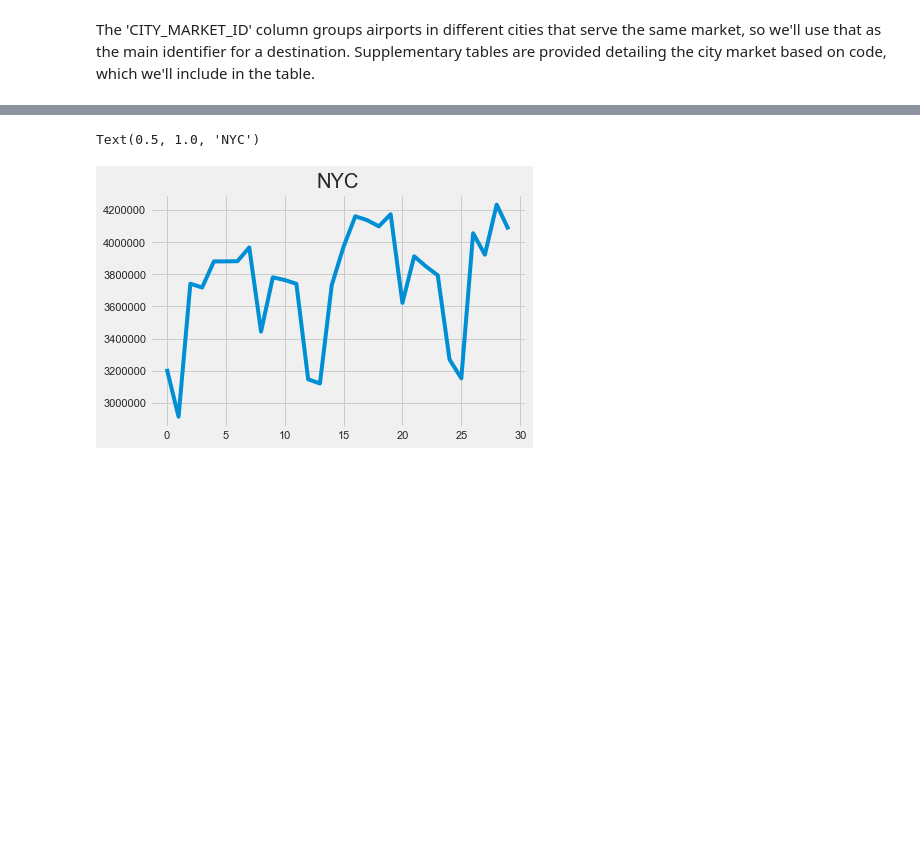
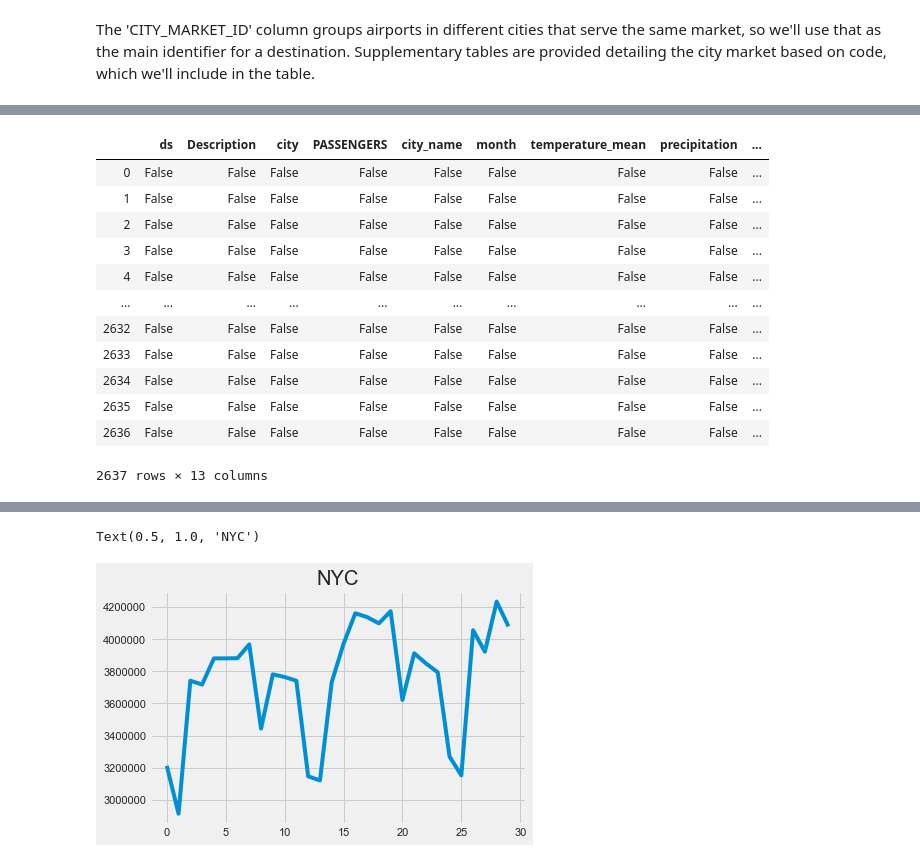
Before and after one commit to clareblessen/Passenger-Arrivals, a Jupyter notebook: Flight Data.ipynb, the cells around one changed output, grey strips where cells are left out. Cells and saved outputs as stored; diff of their text form; code cells hidden in the pictures; blank space fills up the shorter version.

```diff
--- a/Flight Data.ipynb
+++ b/Flight Data.ipynb
@@ -146,0 +631,16 @@ top_25
+# %%
+final_df.isna()
+# %% [output]
+|  | ds | Description | city | PASSENGERS | city_name | month | temperature_mean | precipitation | ... |
+| 0 | False | False | False | False | False | False | False | False | ... |
+| 1 | False | False | False | False | False | False | False | False | ... |
+| 2 | False | False | False | False | False | False | False | False | ... |
+| 3 | False | False | False | False | False | False | False | False | ... |
+| 4 | False | False | False | False | False | False | False | False | ... |
+| ... | ... | ... | ... | ... | ... | ... | ... | ... | ... |
+| 2632 | False | False | False | False | False | False | False | False | ... |
+| 2633 | False | False | False | False | False | False | False | False | ... |
+| 2634 | False | False | False | False | False | False | False | False | ... |
+| 2635 | False | False | False | False | False | False | False | False | ... |
+| 2636 | False | False | False | False | False | False | False | False | ... |
+2637 rows × 13 columns
```
Also changed, not shown: parts of 84 cells of this notebook.
